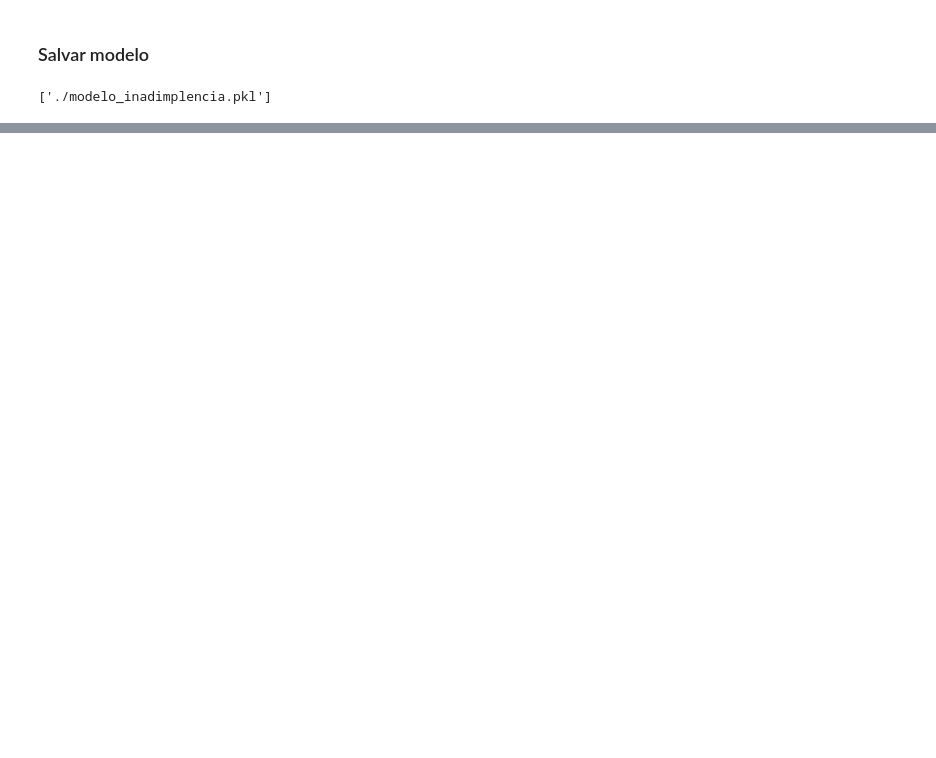
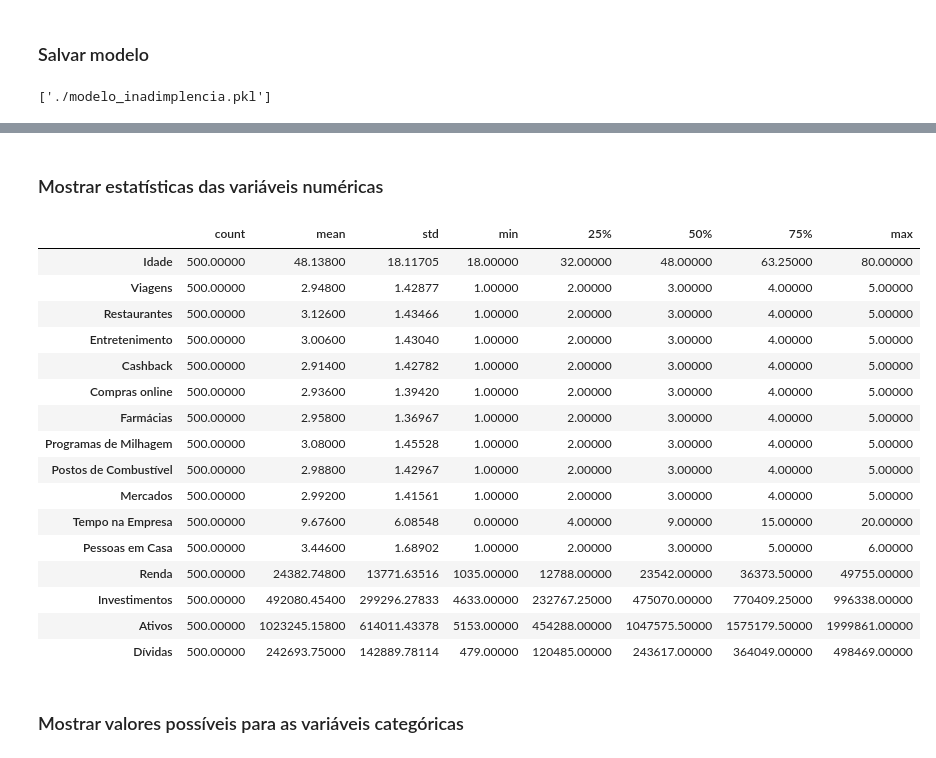
Before and after one commit to smoothemerson/AI_development, a Jupyter notebook: classes/final_challenge/modelo_inadimplencia.ipynb, the cells around one changed output, grey strips where cells are left out. Drawn from its saved outputs; the diff is of its cells as text; code cells hidden in the pictures; blank space fills up the shorter version.

Commit message:
first challenge - prediction in prospect dataset

```diff
--- a/classes/final_challenge/modelo_inadimplencia.ipynb
+++ b/classes/final_challenge/modelo_inadimplencia.ipynb
@@ -339,0 +342,2 @@ joblib.dump(best_model, './modelo_inadimplencia.pkl')
+# %%
+df_prospects = pd.read_csv('./dataset/prospects.csv')
@@ -339,0 +387,27 @@ joblib.dump(best_model, './modelo_inadimplencia.pkl')
+# %% [markdown]
+### Mostrar estatísticas das variáveis numéricas
+# %%
+num_vars = df_prospects.select_dtypes(include=['number']).columns
+cat_vars = df_prospects.select_dtypes(include=['object']).columns
+target = 'Probabilidade Inadimplencia'
+display(df_prospects[num_vars].describe().T)
+# %% [output]
+|  | count | mean | std | min | 25% | 50% | 75% | max |
+| Idade | 500.00000 | 48.13800 | 18.11705 | 18.00000 | 32.00000 | 48.00000 | 63.25000 | 80.00000 |
+| Viagens | 500.00000 | 2.94800 | 1.42877 | 1.00000 | 2.00000 | 3.00000 | 4.00000 | 5.00000 |
+| Restaurantes | 500.00000 | 3.12600 | 1.43466 | 1.00000 | 2.00000 | 3.00000 | 4.00000 | 5.00000 |
+| Entretenimento | 500.00000 | 3.00600 | 1.43040 | 1.00000 | 2.00000 | 3.00000 | 4.00000 | 5.00000 |
+| Cashback | 500.00000 | 2.91400 | 1.42782 | 1.00000 | 2.00000 | 3.00000 | 4.00000 | 5.00000 |
+| Compras online | 500.00000 | 2.93600 | 1.39420 | 1.00000 | 2.00000 | 3.00000 | 4.00000 | 5.00000 |
+| Farmácias | 500.00000 | 2.95800 | 1.36967 | 1.00000 | 2.00000 | 3.00000 | 4.00000 | 5.00000 |
+| Programas de Milhagem | 500.00000 | 3.08000 | 1.45528 | 1.00000 | 2.00000 | 3.00000 | 4.00000 | 5.00000 |
+| Postos de Combustível | 500.00000 | 2.98800 | 1.42967 | 1.00000 | 2.00000 | 3.00000 | 4.00000 | 5.00000 |
+| Mercados | 500.00000 | 2.99200 | 1.41561 | 1.00000 | 2.00000 | 3.00000 | 4.00000 | 5.00000 |
+| Tempo na Empresa | 500.00000 | 9.67600 | 6.08548 | 0.00000 | 4.00000 | 9.00000 | 15.00000 | 20.00000 |
+| Pessoas em Casa | 500.00000 | 3.44600 | 1.68902 | 1.00000 | 2.00000 | 3.00000 | 5.00000 | 6.00000 |
+| Renda | 500.00000 | 24382.74800 | 13771.63516 | 1035.00000 | 12788.00000 | 23542.00000 | 36373.50000 | 49755.00000 |
+| Investimentos | 500.00000 | 492080.45400 | 299296.27833 | 4633.00000 | 232767.25000 | 475070.00000 | 770409.25000 | 996338.00000 |
+| Ativos | 500.00000 | 1023245.15800 | 614011.43378 | 5153.00000 | 454288.00000 | 1047575.50000 | 1575179.50000 | 1999861.00000 |
+| Dívidas | 500.00000 | 242693.75000 | 142889.78114 | 479.00000 | 120485.00000 | 243617.00000 | 364049.00000 | 498469.00000 |
+# %% [markdown]
+### Mostrar valores possíveis para as variáveis categóricas
```
Also changed, not shown: parts of 21 cells of this notebook, 2 other files.
